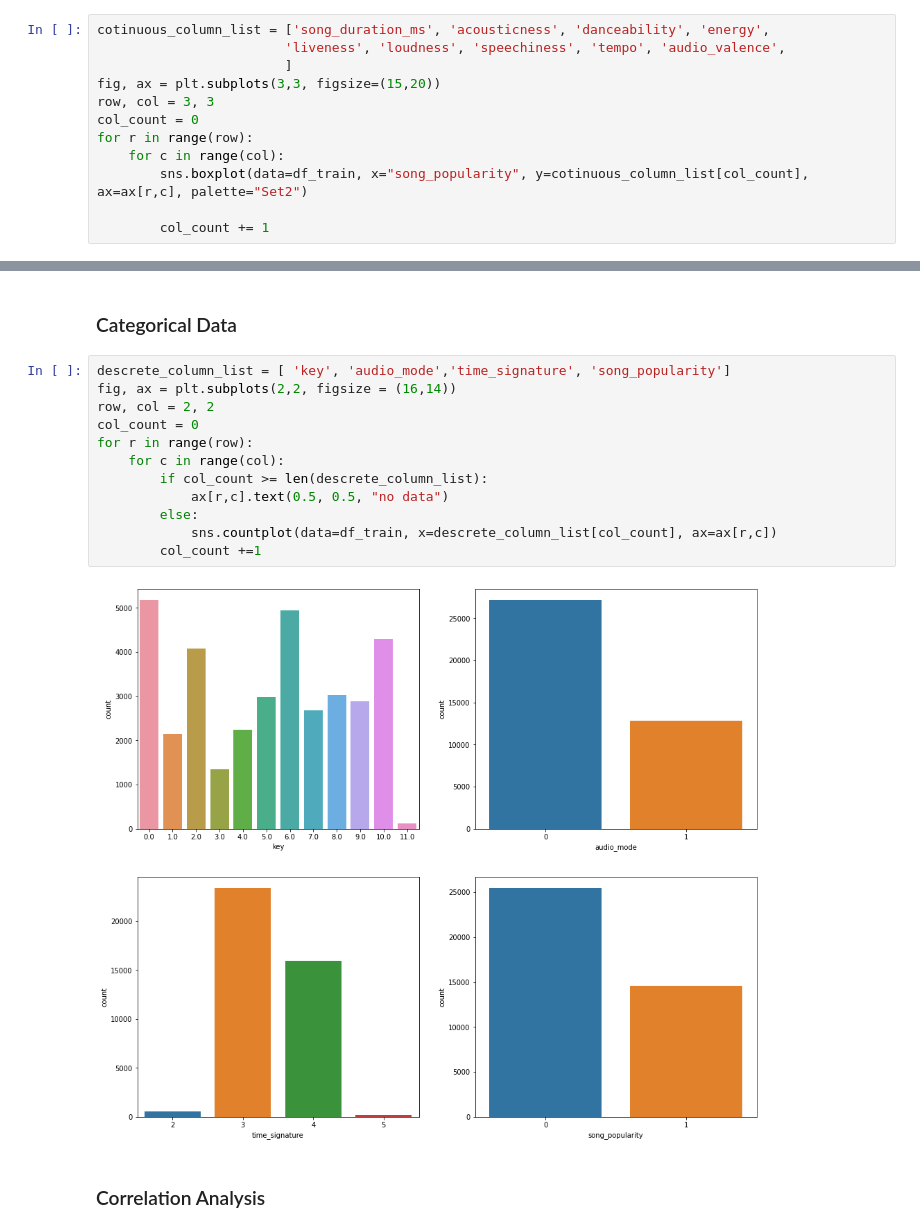
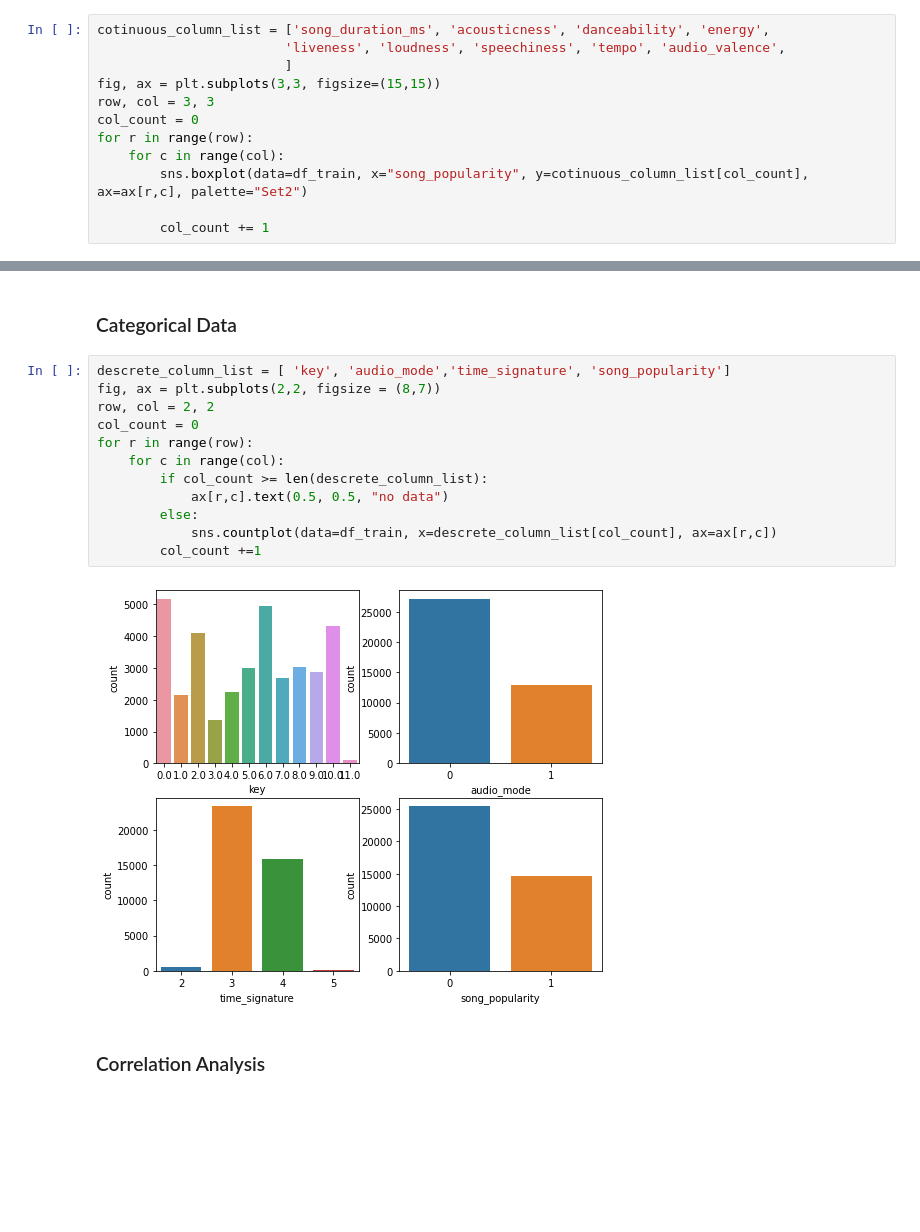
Before and after one commit to anooptp/DataScienceLearning, a Jupyter notebook: ExploratoryDataAnalysisForMachineLearning/PeerGraded_Assignment_Course_Project/song-popularity-analysis.ipynb, the cells around one changed output, grey strips where cells are left out. Cells and saved outputs as stored; diff of their text form; blank space fills up the shorter version.

```diff
--- a/ExploratoryDataAnalysisForMachineLearning/PeerGraded_Assignment_Course_Project/song-popularity-analysis.ipynb
+++ b/ExploratoryDataAnalysisForMachineLearning/PeerGraded_Assignment_Course_Project/song-popularity-analysis.ipynb
@@ -192,7 +194,7 @@ for r in range(row):
 cotinuous_column_list = ['song_duration_ms', 'acousticness', 'danceability', 'energy',
                         'liveness', 'loudness', 'speechiness', 'tempo', 'audio_valence',
                         ]
-fig, ax = plt.subplots(3,3, figsize=(15,20))
+fig, ax = plt.subplots(3,3, figsize=(15,15))
 row, col = 3, 3
 col_count = 0
 for r in range(row):
@@ -206,18 +208,18 @@ for r in range(row):
 ### Categorical Data
 # %%
 descrete_column_list = [ 'key', 'audio_mode','time_signature', 'song_popularity']
-fig, ax = plt.subplots(2,2, figsize = (16,14))
+fig, ax = plt.subplots(2,2, figsize = (8,7))
 row, col = 2, 2
 col_count = 0
 for r in range(row):
     for c in range(col):
         if col_count >= len(descrete_column_list):
             ax[r,c].text(0.5, 0.5, "no data")
         else:
             sns.countplot(data=df_train, x=descrete_column_list[col_count], ax=ax[r,c])
         col_count +=1
 # %% [output]
-[figure, old version]
+[figure, new version]
 # %% [markdown]
 ### Correlation Analysis
 # %%
```
Also changed, not shown: parts of 19 cells of this notebook.
